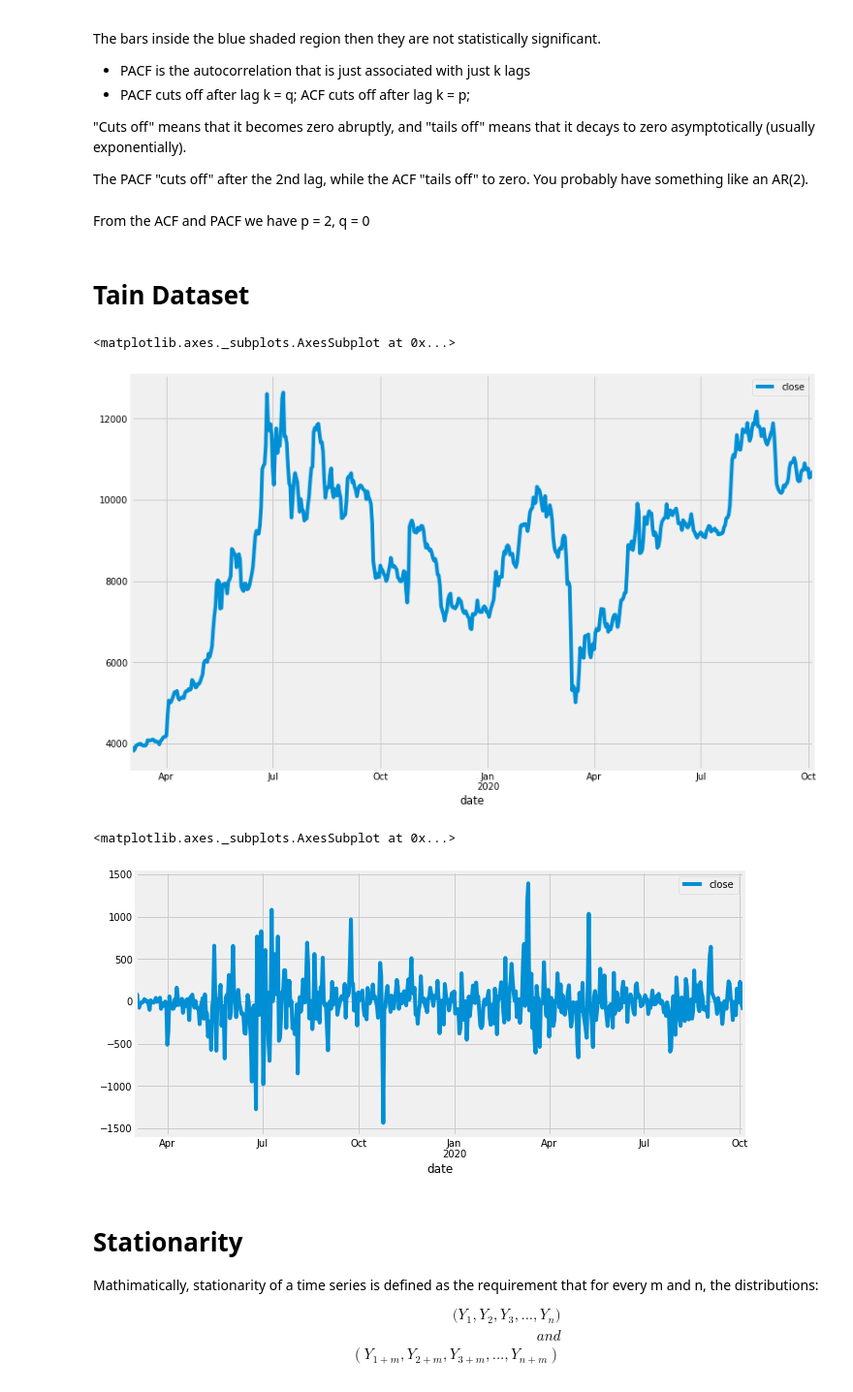
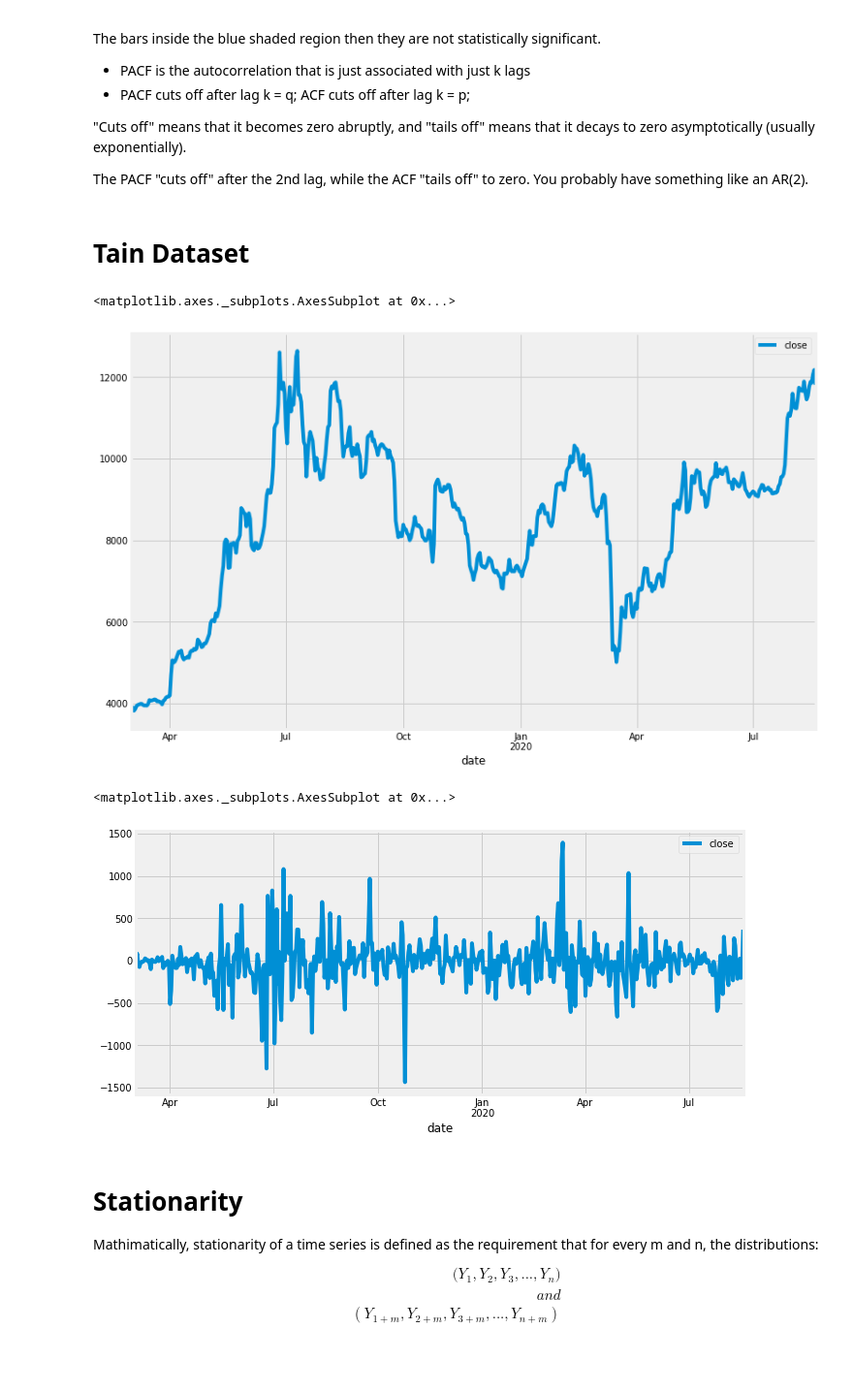
Before and after one commit to ayoubbensakhria/finance_algo, a Jupyter notebook: ARMA_Model.ipynb, the cells around one changed output. Shown at 97% size. Cells and saved outputs as stored; diff of their text form; code cells hidden in the pictures; blank space fills up the shorter version.

```diff
--- a/ARMA_Model.ipynb
+++ b/ARMA_Model.ipynb
@@ -64,21 +64,18 @@ The bars inside the blue shaded region then they are not statistically significa
 
 The PACF "cuts off" after the 2nd lag, while the ACF "tails off" to zero. You probably have something like an AR(2).
 # %%
-# Training dataset ( = 2/3 of the original dataframe)
-df = df.resample("D").mean()
+ddf = df.resample("D").mean()
 # using a range of dates
-mask = (df.index > '2019-03-01') & (df.index <= '2021-03-01')
-df = df.loc[mask]
+mask = (ddf.index > '2018-01-01') & (ddf.index <= '2021-01-01')
+ddf = ddf.loc[mask]
-# %% [markdown]
-From the ACF and PACF we have p = 2, q = 0
 # %% [markdown]
 # Tain Dataset
 # %%
-df_train, df_valid = train_test_split(df, train_size = 0.8, shuffle=False)
+df_train, df_valid = train_test_split(ddf, train_size = 0.8, shuffle=False)
 df_train.plot(figsize=(12,8))
 # %% [output]
 <matplotlib.axes._subplots.AxesSubplot at 0x...>
-[figure, old version]
+[figure, new version]
 # %%
 
 df_train.shift(-1).head(5)
@@ -89,7 +86,7 @@ df1_train.dropna(inplace=True)
 df1_train.plot(figsize = (10,5))
 # %% [output]
 <matplotlib.axes._subplots.AxesSubplot at 0x...>
-[figure, old version]
+[figure, new version]
 # %% [markdown]
 # Stationarity
 Mathimatically, stationarity of a time series is defined as the requirement that for every m and n, the distributions: \begin{align}
```
Also changed, not shown: parts of 14 cells of this notebook.
